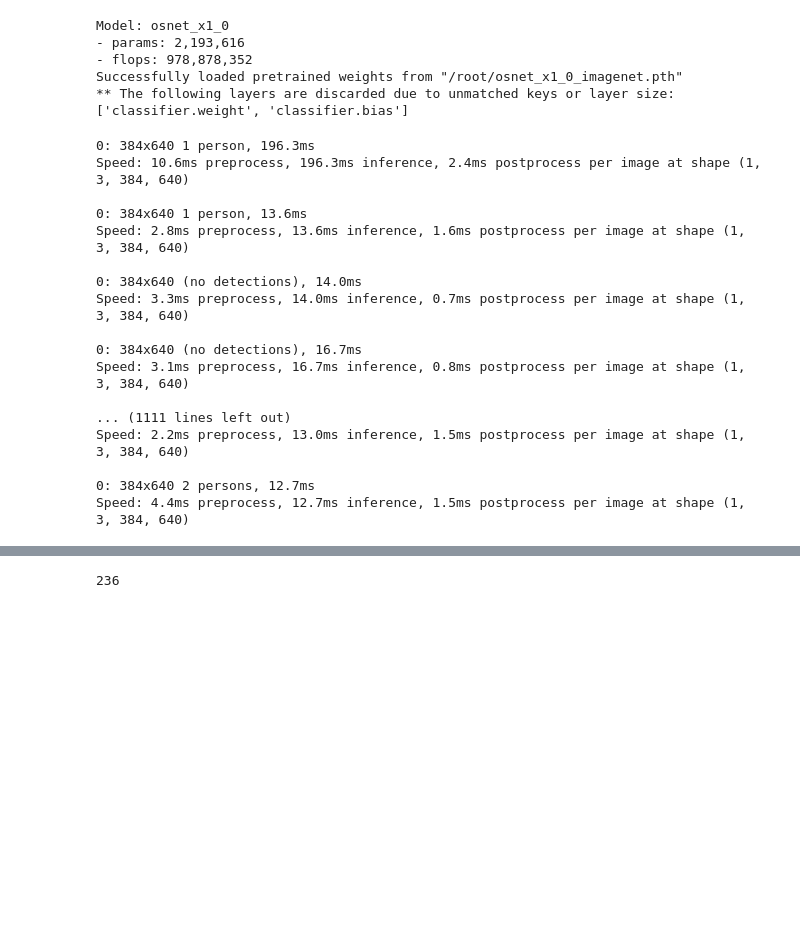
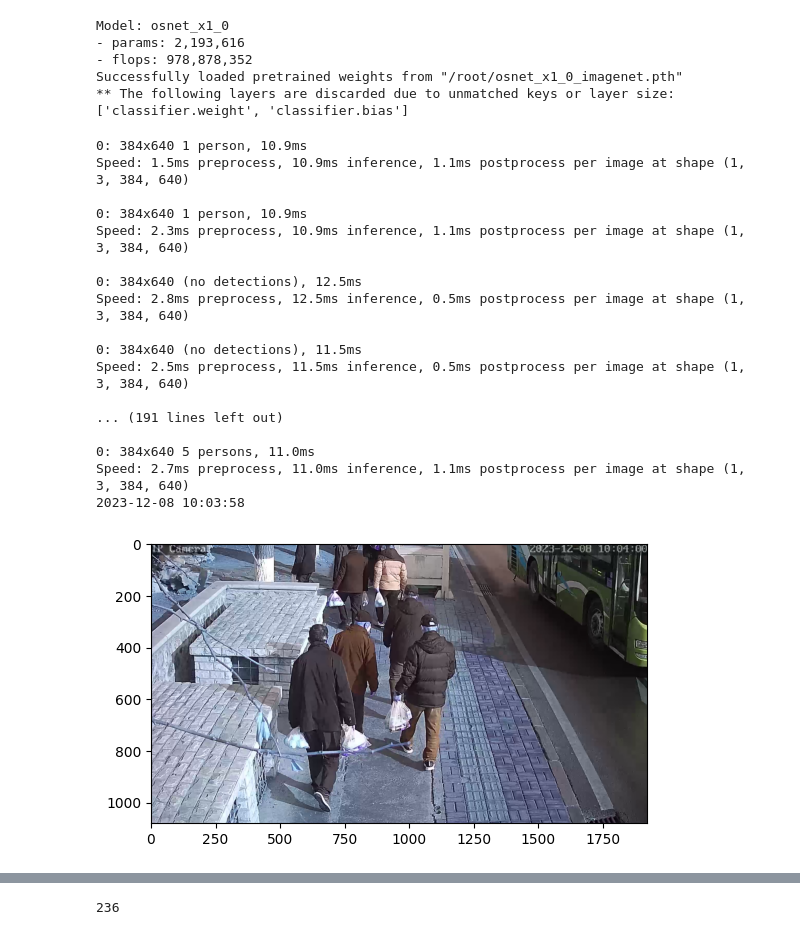
Before and after one commit to hellocym/YOLO-ViT-PGC, a Jupyter notebook: tracking.ipynb, the cells around one changed output, grey strips where cells are left out. Cells and saved outputs as stored; diff of their text form; code cells hidden in the pictures; blank space fills up the shorter version.

```diff
--- a/tracking.ipynb
+++ b/tracking.ipynb
@@ -40,0 +65,4 @@ print(vid1_time_start_minute, vid1_time_end_minute)
+# %%
+# 开始track并编码
+model = YOLO('/root/yolov8x.pt')
+track_results = model.track(path, classes=0, persist=True)
@@ -40,0 +87,9 @@ print(vid1_time_start_minute, vid1_time_end_minute)
+# %%
+# 特征提取器
+from torchreid.reid.utils import FeatureExtractor
+
+extractor = FeatureExtractor(
+    model_name='osnet_x1_0',
+    model_path='/root/osnet_x1_0_imagenet.pth',
+    device='cuda'
+)
@@ -41,5 +145,5 @@ print(vid1_time_start_minute, vid1_time_end_minute)
 # %%
-timelapse = 5 # +-5min
+timelapse = 2 # +-2min
 vid2_date = vid1_date
 vid2_time_start = vid1_time_start_minute - timelapse
 vid2_time_end = vid1_time_end_minute + timelapse
@@ -48,6 +152,8 @@ print(vid2_time_start, vid2_time_end)
 vid2s = []
 
 for vid2 in os.listdir(cam2_path):
+    if not vid2.endswith('.mp4'):
+        continue
     vid2_time = vid2.split('_')[2][:-2]
     vid2_time_hour = int(vid2_time[:2])
     vid2_time_minute = vid2_time_hour*60 + int(vid2_time[2:])
@@ -99,0 +172,18 @@ print(output_name)
+# %%
+for vid2_name in vid2s:
+    vid2_path = os.path.join(cam2_path, vid2_name)
+    print(vid2_path)
+    track_results = model.track(vid2_path, classes=0, persist=True)
+    for idx, fr in enumerate(track_results[:]):
+        box_num = fr.boxes.cls.shape[0]
+        if fr.boxes.id is not None:
+            print(fr.boxes.id)
+            # img = fr.orig_img.copy()
+            # for i in range(box_num):
+            #     if fr.boxes.id is not None:
+            #         x1, y1, x2, y2 = fr.boxes.xyxy[i]
+            #         crop = fr.orig_img[int(y1):int(y2), int(x1):int(x2)]
+            #         extract = extractor(crop)
+            #         index.add(extract.cpu().numpy())
+            #         time = vid1_datetime_start + pd.Timedelta(seconds=idx/fps)
+            #         infos.append({'img': crop, 'size':(x2-x1)*(y2-y1), 'time':time, 'id': fr.boxes.id[i].item()})
@@ -217,43 +402,47 @@ for idx in trange(0, int(video.get(cv2.CAP_PROP_FRAME_COUNT)), frame_interval):
         if box_num:
             for i in range(box_num):
                 _, _, w, h = r.boxes.xywh[i]
                 if w <= h:
                     # has detections and is a vertical rectangle
                     # crop
                     x1, y1, x2, y2 = r.boxes.xyxy[i]
                     crop = frame[int(y1):int(y2), int(x1):int(x2)]
                     # show the crop
                     # plt.imshow(crop)
                     # plt.show()
                     extract = extractor(crop)
                     # print(extract.shape)
                     # print(extract)
                     index.add(extract.cpu().numpy())
                     infos.append({
                         'img': crop,
                         'time': start_time + datetime.timedelta(seconds=idx // fps),
                         'frame': idx,
                         'pos': (x1, y1, x2, y2)
                     })
-
+            if box_num >= 5:
+                print(start_time + datetime.timedelta(seconds=idx // fps))
+                plt.imshow(frame)
+                plt.show()
                     # show the frame
                     # plt.imshow(r.plot())
                     # plt.show()
 # %% [output]
-0: 384x640 1 person, 196.3ms
-Speed: 10.6ms preprocess, 196.3ms inference, 2.4ms postprocess per image at shape (1, 3, 384, 640)
+0: 384x640 1 person, 10.9ms
+Speed: 1.5ms preprocess, 10.9ms inference, 1.1ms postprocess per image at shape (1, 3, 384, 640)
 
-0: 384x640 1 person, 13.6ms
-Speed: 2.8ms preprocess, 13.6ms inference, 1.6ms postprocess per image at shape (1, 3, 384, 640)
+0: 384x640 1 person, 10.9ms
+Speed: 2.3ms preprocess, 10.9ms inference, 1.1ms postprocess per image at shape (1, 3, 384, 640)
 
-0: 384x640 (no detections), 14.0ms
-Speed: 3.3ms preprocess, 14.0ms inference, 0.7ms postprocess per image at shape (1, 3, 384, 640)
+0: 384x640 (no detections), 12.5ms
+Speed: 2.8ms preprocess, 12.5ms inference, 0.5ms postprocess per image at shape (1, 3, 384, 640)
 
-0: 384x640 (no detections), 16.7ms
-Speed: 3.1ms preprocess, 16.7ms inference, 0.8ms postprocess per image at shape (1, 3, 384, 640)
+0: 384x640 (no detections), 11.5ms
+Speed: 2.5ms preprocess, 11.5ms inference, 0.5ms postprocess per image at shape (1, 3, 384, 640)
 
-... (1111 lines left out)
-Speed: 2.2ms preprocess, 13.0ms inference, 1.5ms postprocess per image at shape (1, 3, 384, 640)
+... (191 lines left out)
 
-0: 384x640 2 persons, 12.7ms
-Speed: 4.4ms preprocess, 12.7ms inference, 1.5ms postprocess per image at shape (1, 3, 384, 640)
+0: 384x640 5 persons, 11.0ms
+Speed: 2.7ms preprocess, 11.0ms inference, 1.1ms postprocess per image at shape (1, 3, 384, 640)
+2023-12-08 10:03:58
+[figure, added]
```
Also changed, not shown: parts of 18 cells of this notebook.
